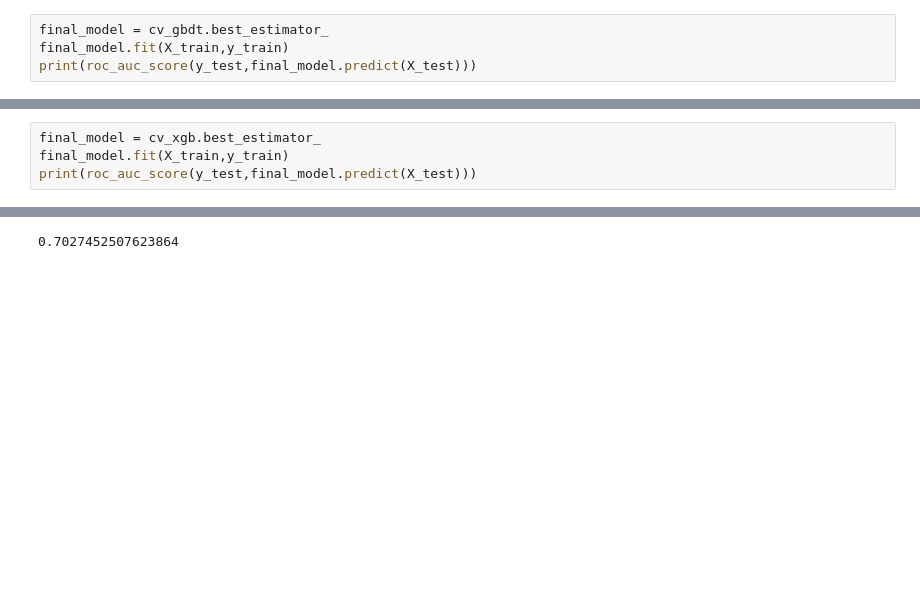
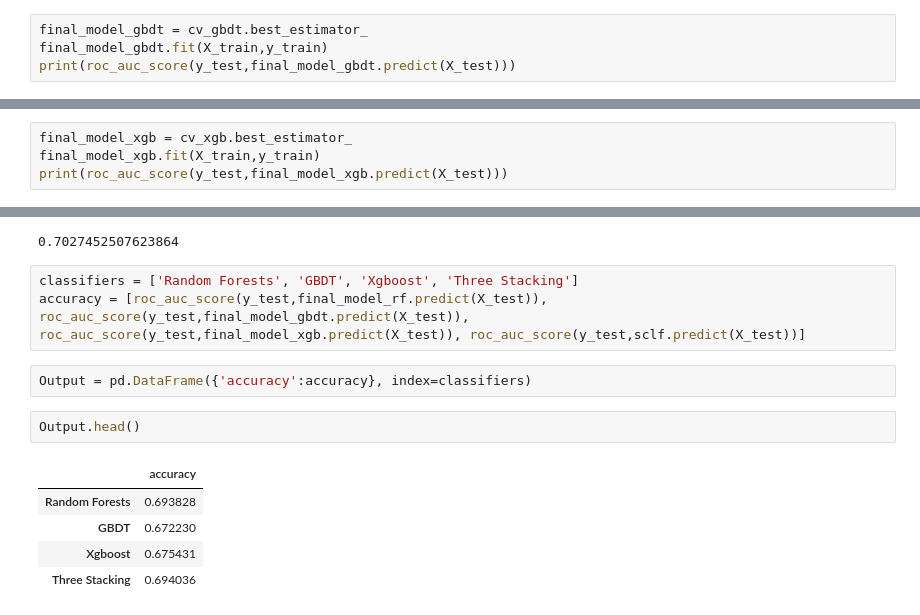
Before and after one commit to Lizhujie/Python-Project, a Jupyter notebook: Model_and_Optimization.ipynb, the cells around one changed output, grey strips where cells are left out. Drawn from its saved outputs; the diff is of its cells as text; blank space fills up the shorter version.

```diff
--- a/Model_and_Optimization.ipynb
+++ b/Model_and_Optimization.ipynb
@@ -129,7 +129,7 @@ cv_gbdt.best_score_
 # %% [output]
 0.7204303670125044
 # %%
-final_model = cv_gbdt.best_estimator_
-final_model.fit(X_train,y_train)
-print(roc_auc_score(y_test,final_model.predict(X_test)))
+final_model_gbdt = cv_gbdt.best_estimator_
+final_model_gbdt.fit(X_train,y_train)
+print(roc_auc_score(y_test,final_model_gbdt.predict(X_test)))
 # %% [output]
@@ -173,9 +173,9 @@ cv_xgb.best_score_
 # %% [output]
 0.7149684834657557
 # %%
-final_model = cv_xgb.best_estimator_
-final_model.fit(X_train,y_train)
-print(roc_auc_score(y_test,final_model.predict(X_test)))
+final_model_xgb = cv_xgb.best_estimator_
+final_model_xgb.fit(X_train,y_train)
+print(roc_auc_score(y_test,final_model_xgb.predict(X_test)))
 # %% [output]
 0.6754313588298195
 # %%
@@ -213,3 +213,16 @@ final_model_f.fit(X_train,y_train)
 print(roc_auc_score(y_test,final_model_f.predict(X_test)))
 # %% [output]
 0.7027452507623864
+# %%
+classifiers = ['Random Forests', 'GBDT', 'Xgboost', 'Three Stacking']
+accuracy = [roc_auc_score(y_test,final_model_rf.predict(X_test)), roc_auc_score(y_test,final_model_gbdt.predict(X_test)), roc_auc_score(y_test,final_model_xgb.predict(X_test)), roc_auc_score(y_test,sclf.predict(X_test))]
+# %%
+Output = pd.DataFrame({'accuracy':accuracy}, index=classifiers)
+# %%
+Output.head()
+# %% [output]
+|  | accuracy |
+| Random Forests | 0.693828 |
+| GBDT | 0.672230 |
+| Xgboost | 0.675431 |
+| Three Stacking | 0.694036 |
```
Also changed, not shown: parts of 2 cells of this notebook.
